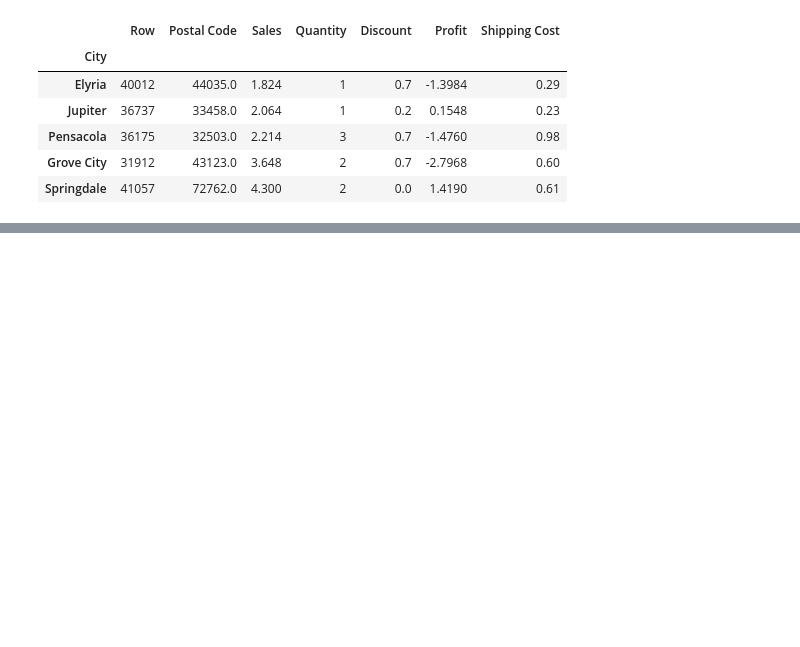
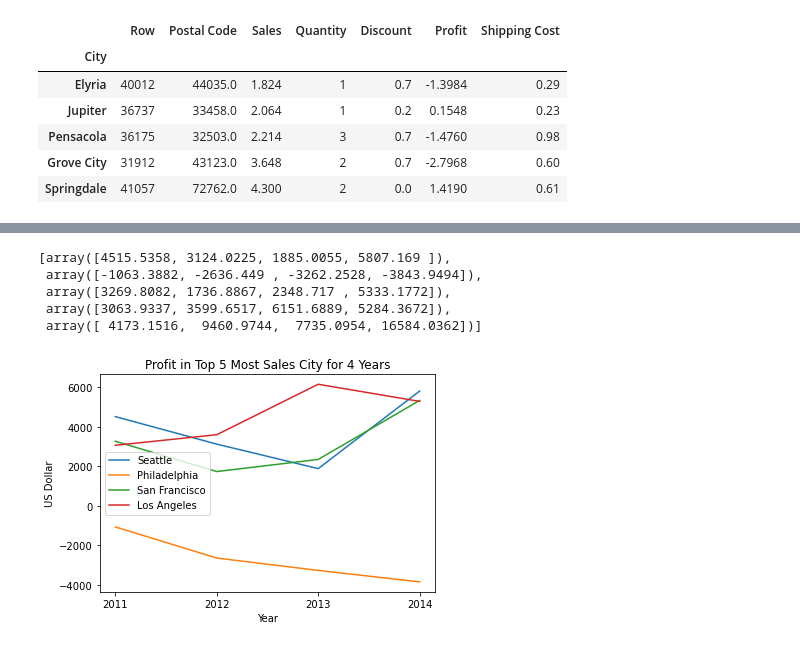
Before and after one commit to Joshfrederich/TechnoskillEZ, a Jupyter notebook: EZWIN.ipynb, the cells around one changed output, grey strips where cells are left out. Drawn from its saved outputs; the diff is of its cells as text; code cells hidden in the pictures; blank space fills up the shorter version.

```diff
--- a/EZWIN.ipynb
+++ b/EZWIN.ipynb
@@ -157,0 +212,54 @@ df_group.sort_values(by=['Sales']).tail(10)
+# %%
+class city:
+    def __init__(self,df,city):
+        self.df = df.loc[(df['City'] == city)]
+        self.df = self.df.groupby(['year']).sum()
+
+    def array(self):
+        a = self.df['Profit'].to_numpy()
+        return a
+# %%
+l = []
+for i in range(0, 5):
+    a1 = (city(df_usa,countrytop5[i]))
+    arr = a1.array()
+    l.append(arr)
+# %%
+l
+# %% [output]
+[array([4515.5358, 3124.0225, 1885.0055, 5807.169 ]),
+ array([-1063.3882, -2636.449 , -3262.2528, -3843.9494]),
+ array([3269.8082, 1736.8867, 2348.717 , 5333.1772]),
+ array([3063.9337, 3599.6517, 6151.6889, 5284.3672]),
+ array([ 4173.1516,  9460.9744,  7735.0954, 16584.0362])]
+# %%
+x1 = df_new.index
+y1 = l[0]
+# plotting the line 1 points
+plt.plot(x1, y1, label = countrytop5[0])
+# line 2 points
+x2 = df_new.index
+y2 = l[1]
+# plotting the line 2 points
+plt.plot(x2, y2, label = countrytop5[1])
+# line 2 points
+x3 = df_new.index
+y3 = l[2]
+# plotting the line 2 points
+plt.plot(x3, y3, label = countrytop5[2])
+# line 2 points
+x4 = df_new.index
+y4 = l[3]
+# plotting the line 2 points
+plt.plot(x4, y4, label = countrytop5[3])
+plt.xlabel('Year')
+# Set the y axis label of the current axis.
+plt.ylabel('US Dollar')
+# Set a title of the current axes.
+plt.title('Profit in Top 5 Most Sales City for 4 Years')
+# show a legend on the plot
+plt.legend()
+# Display a figure.
+plt.show()
+# %% [output]
+[figure, added]
```
Also changed, not shown: parts of 12 cells of this notebook.
